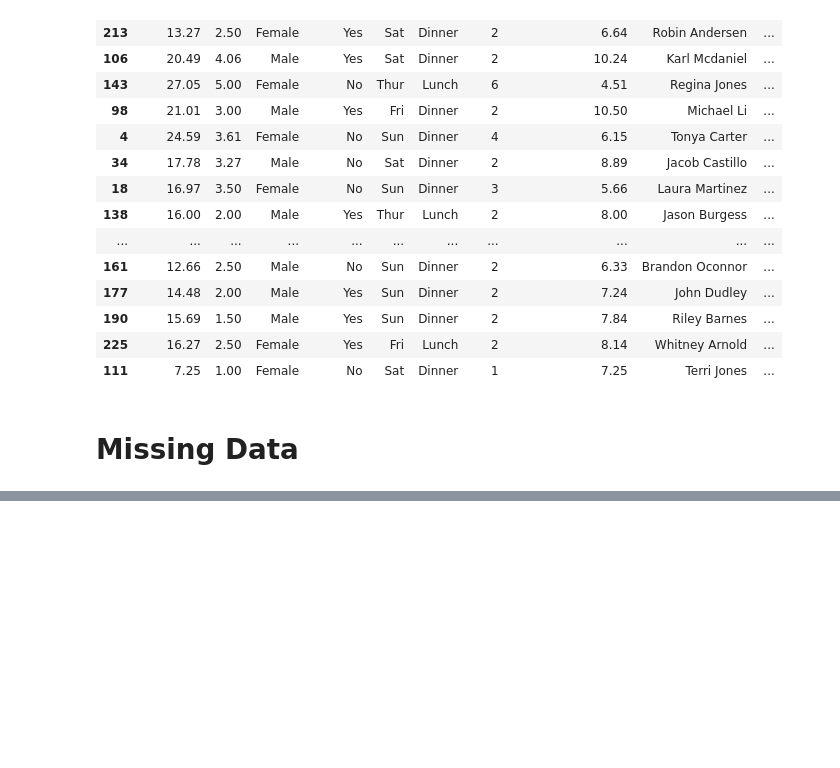
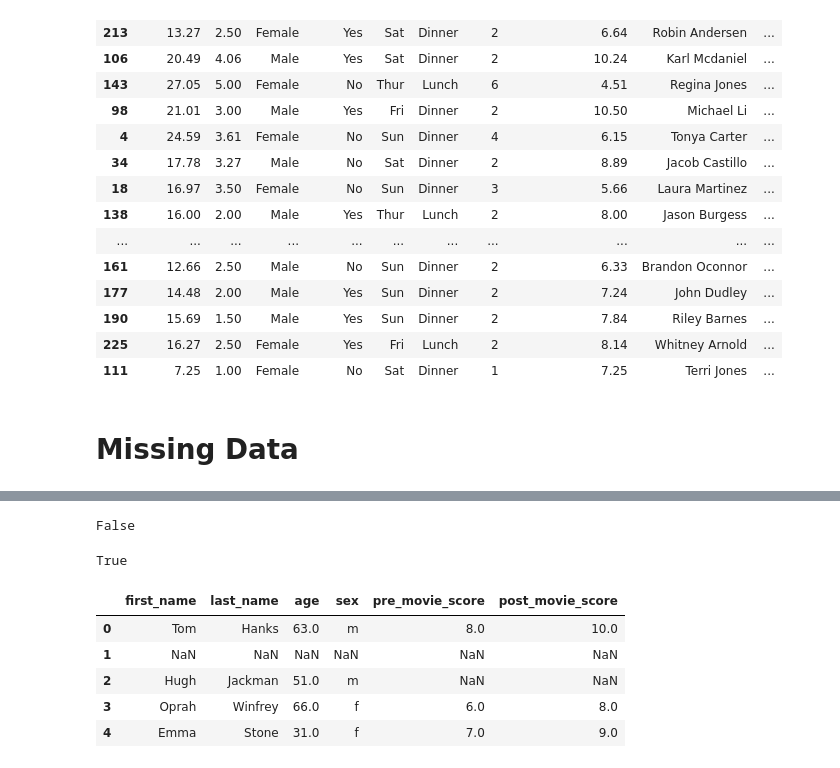
Before and after one commit to Daniel-Aguila/MLandDS, a Jupyter notebook: pandasBasics.ipynb, the cells around one changed output, grey strips where cells are left out. Drawn from its saved outputs; the diff is of its cells as text; code cells hidden in the pictures; blank space fills up the shorter version.

Commit message:
Drop,keep,and Replace missing data

```diff
--- a/pandasBasics.ipynb
+++ b/pandasBasics.ipynb
@@ -914,0 +945,20 @@ df.sample(frac=0.1) #samples 10% of the dataframe
+# %%
+np.nan == np.nan #it is false since we don't know what values are missing so we can't compare
+# %% [output]
+False
+# %%
+myvar = np.nan
+myvar is np.nan #to check if a variable has missing data
+# %% [output]
+True
+# %%
+df = pd.read_csv('DATA/movie_scores.csv')
+# %%
+df.head()
+# %% [output]
+|  | first_name | last_name | age | sex | pre_movie_score | post_movie_score |
+| 0 | Tom | Hanks | 63.0 | m | 8.0 | 10.0 |
+| 1 | NaN | NaN | NaN | NaN | NaN | NaN |
+| 2 | Hugh | Jackman | 51.0 | m | NaN | NaN |
+| 3 | Oprah | Winfrey | 66.0 | f | 6.0 | 8.0 |
+| 4 | Emma | Stone | 31.0 | f | 7.0 | 9.0 |
```
Also changed, not shown: parts of 27 cells of this notebook.
